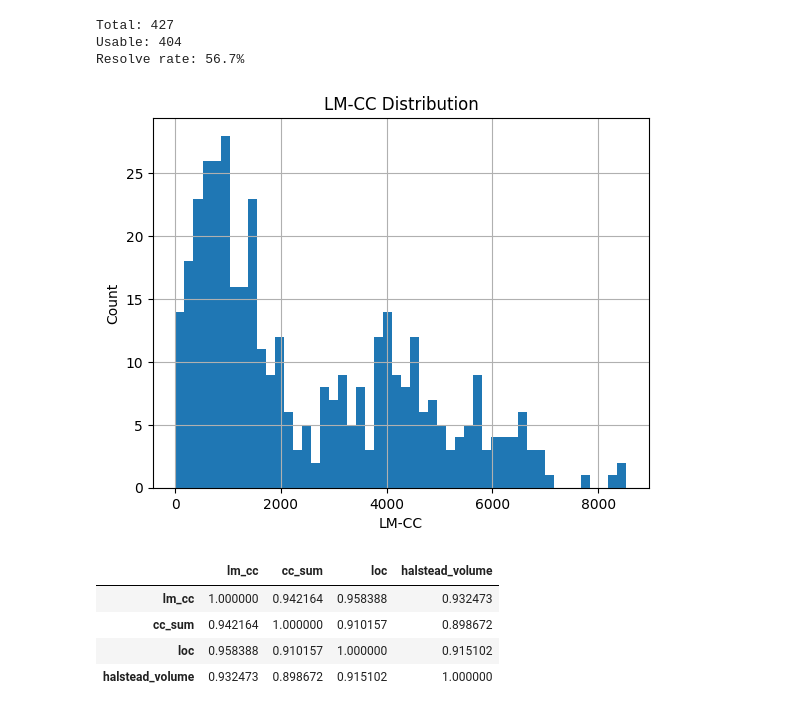
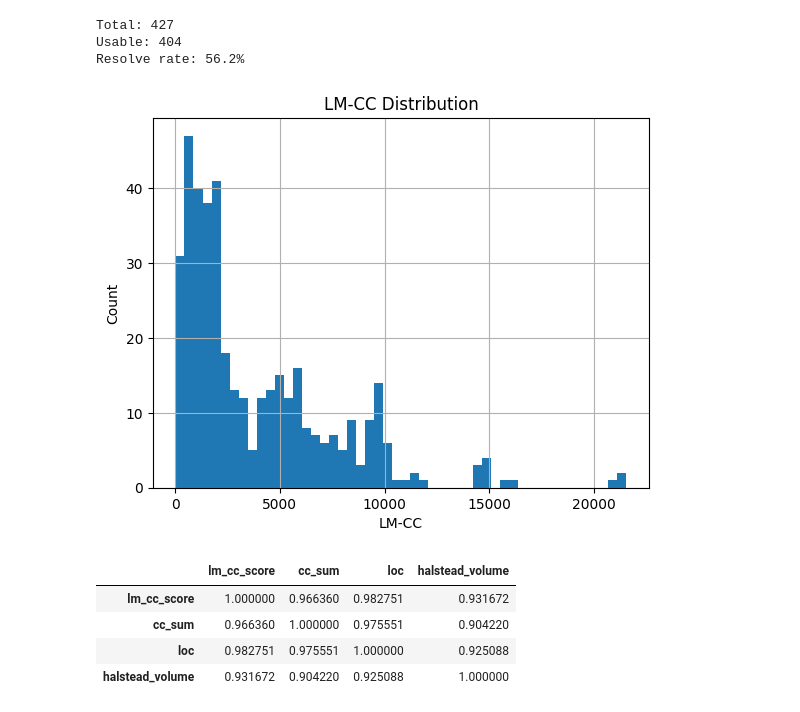
Before and after one commit to Sharkoon1/code-complexity-llm-performance, a Jupyter notebook: notebooks/explore_results.ipynb, the cells around one changed output. Cells and saved outputs as stored; diff of their text form; code cells hidden in the pictures.

```diff
--- a/notebooks/explore_results.ipynb
+++ b/notebooks/explore_results.ipynb
@@ -2,10 +2,9 @@
 import sys
 from pathlib import Path
 
-# src zum Pfad hinzufügen
-sys.path.insert(0, str(Path.cwd().parent / "src"))
+sys.path.insert(0, str(Path.cwd().parent))
 
-from config import PATHS
+from src.config import PATHS
 import pandas as pd
 
 metrics_df = pd.read_parquet(PATHS.RESULTS_DATASET)
@@ -19,7 +18,7 @@ merged = metrics_df.merge(
 
 clean = merged[
     merged["parsable"]
-    & merged["lm_cc"].notna()
+    & merged["lm_cc_score"].notna()
     & merged["resolved"].notna()
 ].copy()
 
@@ -29,24 +28,24 @@ print(f"Resolve rate: {clean['resolved'].mean():.1%}")
 # %% [output]
 Total: 427
 Usable: 404
-Resolve rate: 56.7%
+Resolve rate: 56.2%
 # %%
 import matplotlib.pyplot as plt
 
-clean["lm_cc"].describe()
+clean["lm_cc_score"].describe()
 
-clean["lm_cc"].hist(bins=50)
+clean["lm_cc_score"].hist(bins=50)
 plt.xlabel("LM-CC")
 plt.ylabel("Count")
 plt.title("LM-CC Distribution")
 plt.show()
 # %% [output]
-[figure, old version]
+[figure, new version]
 # %%
-clean[["lm_cc", "cc_sum", "loc", "halstead_volume"]].corr(method="spearman")
+clean[["lm_cc_score", "cc_sum", "loc", "halstead_volume"]].corr(method="spearman")
 # %% [output]
-|  | lm_cc | cc_sum | loc | halstead_volume |
-| lm_cc | 1.000000 | 0.942164 | 0.958388 | 0.932473 |
-| cc_sum | 0.942164 | 1.000000 | 0.910157 | 0.898672 |
-| loc | 0.958388 | 0.910157 | 1.000000 | 0.915102 |
-| halstead_volume | 0.932473 | 0.898672 | 0.915102 | 1.000000 |
+|  | lm_cc_score | cc_sum | loc | halstead_volume |
+| lm_cc_score | 1.000000 | 0.966360 | 0.982751 | 0.931672 |
+| cc_sum | 0.966360 | 1.000000 | 0.975551 | 0.904220 |
+| loc | 0.982751 | 0.975551 | 1.000000 | 0.925088 |
+| halstead_volume | 0.931672 | 0.904220 | 0.925088 | 1.000000 |
```
Also changed, not shown: parts of 10 cells of this notebook, 3 other files.
